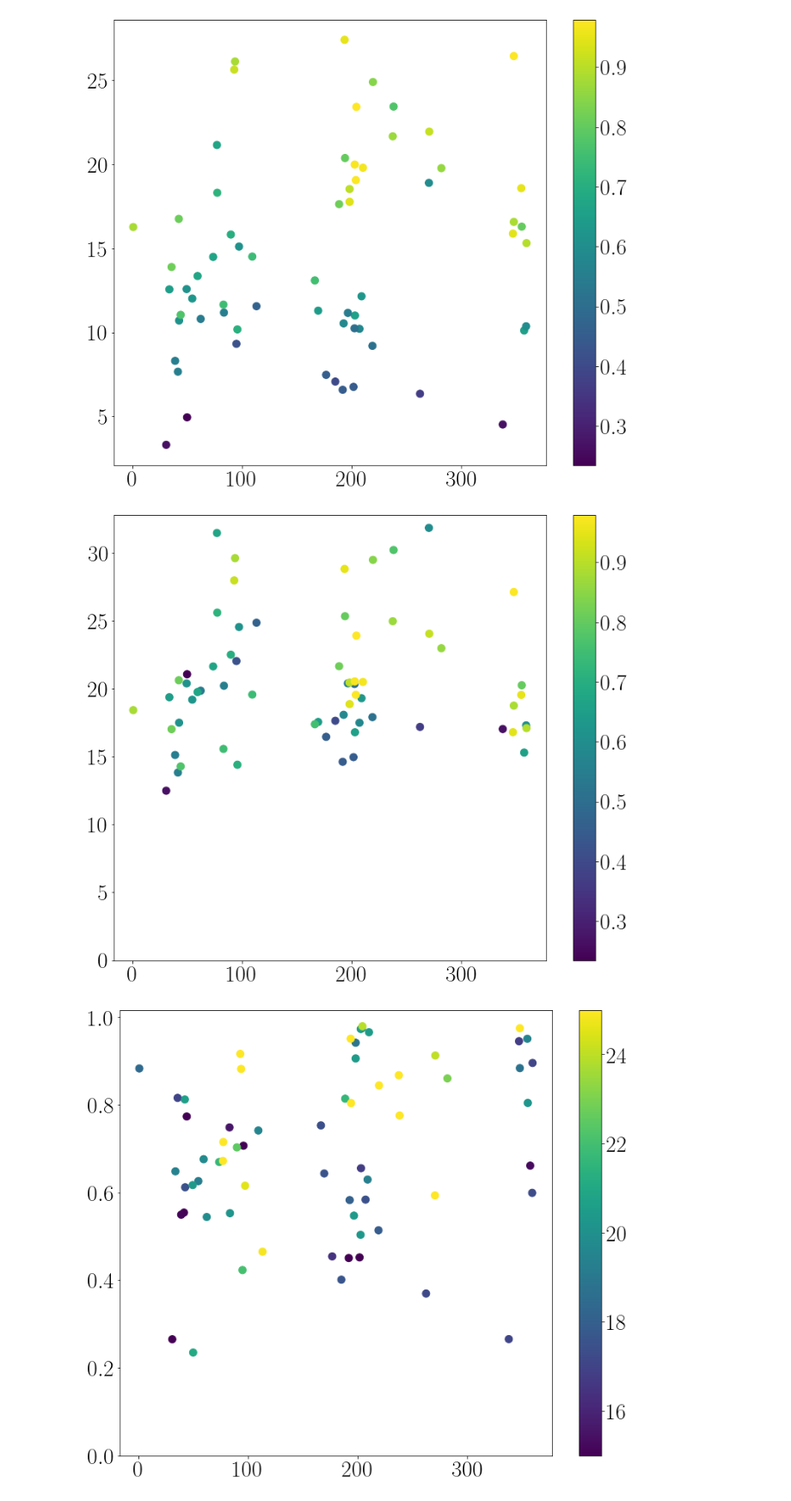
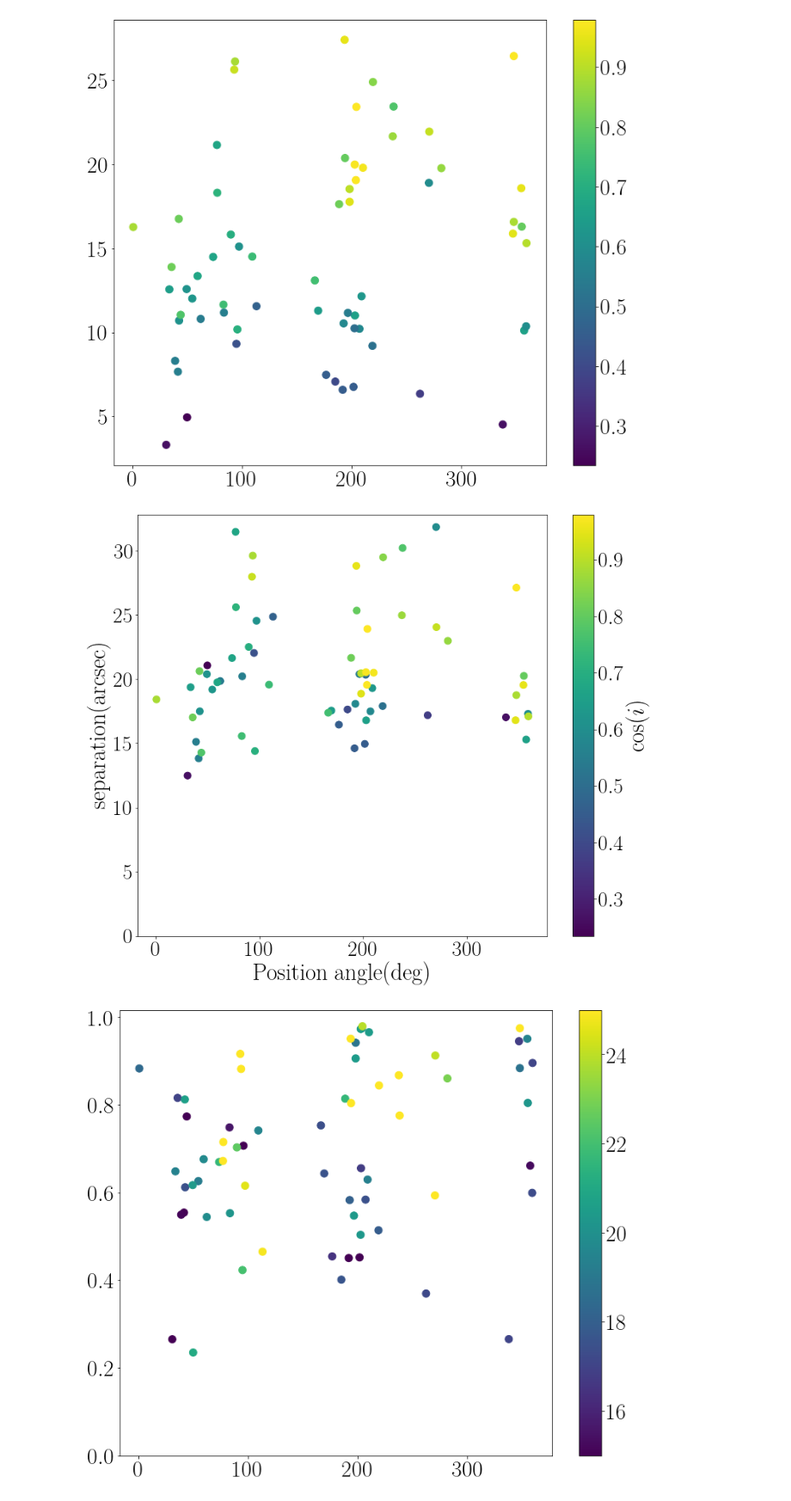
Before and after one commit to will-henney/globule-seminario, a Jupyter notebook: roberto-notebooks/parameters for the globules in M1-67.ipynb, the cells around one changed output. Shown at 86% size. Drawn from its saved outputs; the diff is of its cells as text; code cells hidden in the pictures.

```diff
--- a/roberto-notebooks/parameters for the globules in M1-67.ipynb
+++ b/roberto-notebooks/parameters for the globules in M1-67.ipynb
@@ -517,11 +519,14 @@ plt.show()
 [figure]
 # %%
 g = plt.scatter(df['PA'],df['Sep']/cos_i,c=cos_i,s=100)
-plt.colorbar(g)
+plt.xlabel('Position angle(deg)')
+plt.ylabel('separation(arcsec)')
+plt.colorbar(g,label=(r'$\cos(i)$'))
 plt.ylim(0,None)
+#cb.set_label('i')
 plt.show()
 # %% [output]
-[figure, old version]
+[figure, new version]
 # %%
 g = plt.scatter(df['PA'],cos_i,c=df['Sep']/cos_i,s=100,vmin=15,vmax=25)
 plt.colorbar(g)
```
Also changed, not shown: parts of 16 cells of this notebook, 5 other files.
